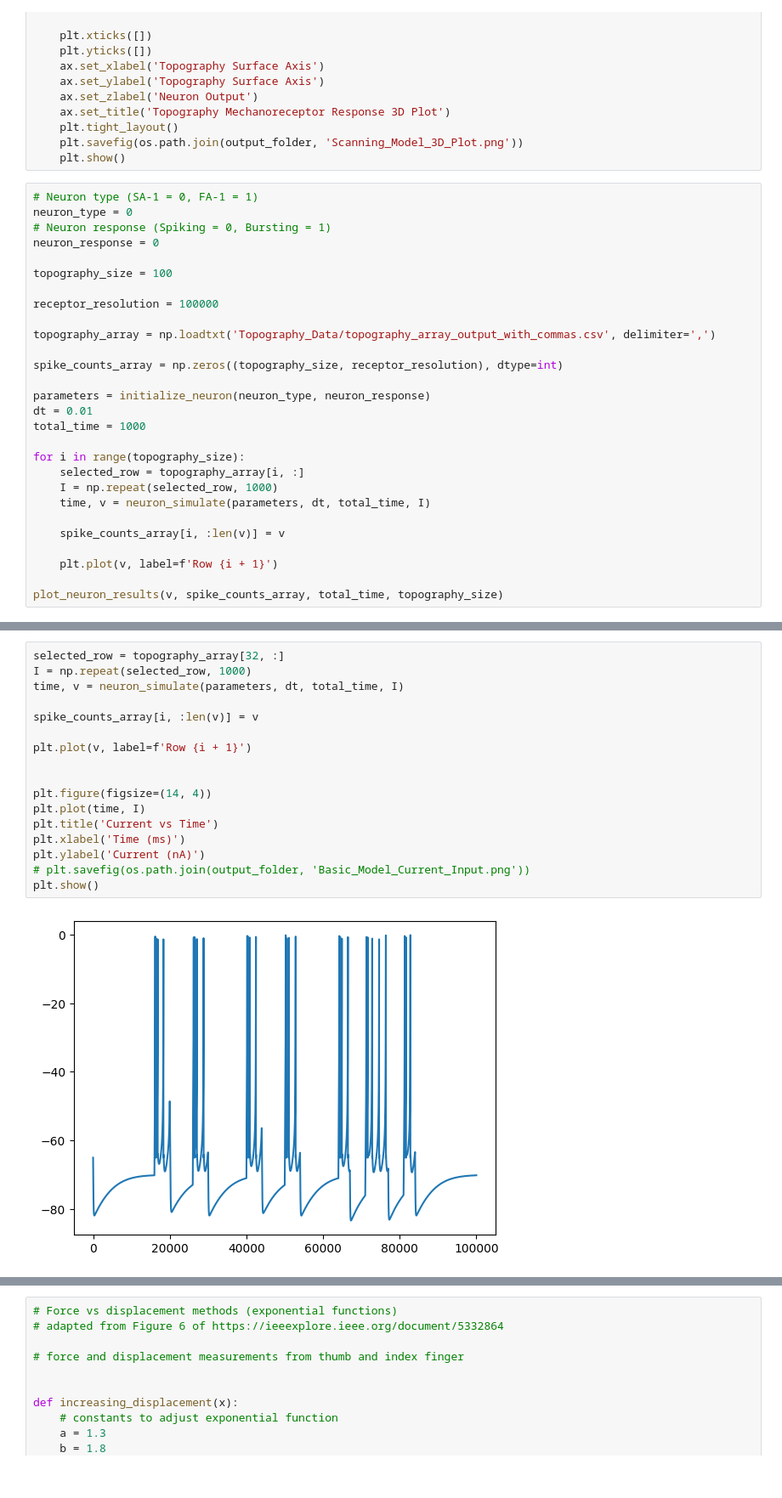
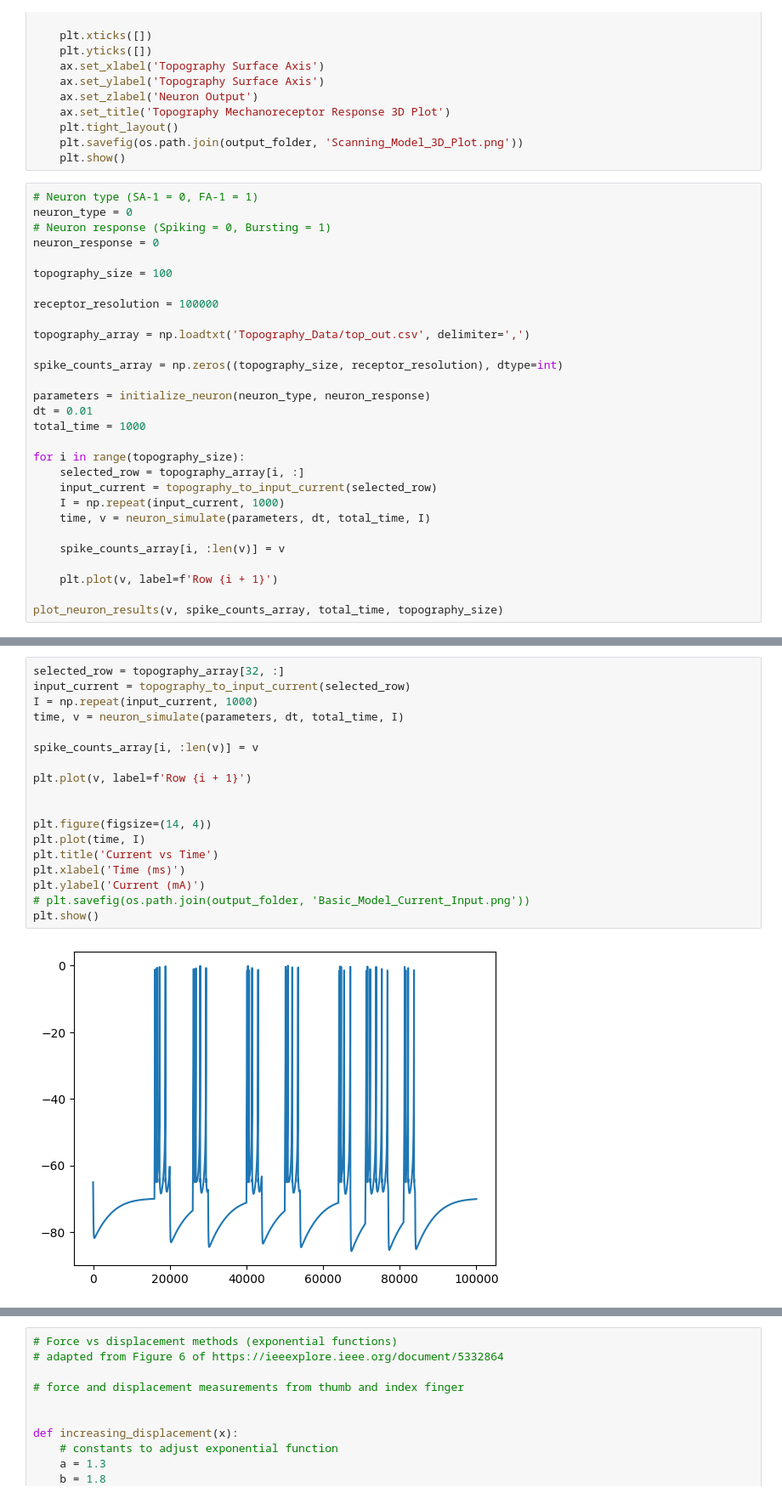
Before and after one commit to Ryan-Jing/Mechanoreceptor-Model, a Jupyter notebook: receptor_response.ipynb, the cells around one changed output, grey strips where cells are left out. Shown at 85% size. Drawn from its saved outputs; the diff is of its cells as text.

```diff
--- a/receptor_response.ipynb
+++ b/receptor_response.ipynb
@@ -142,7 +142,7 @@ topography_size = 100
 
 receptor_resolution = 100000
 
-topography_array = np.loadtxt('Topography_Data/topography_array_output_with_commas.csv', delimiter=',')
+topography_array = np.loadtxt('Topography_Data/top_out.csv', delimiter=',')
 
 spike_counts_array = np.zeros((topography_size, receptor_resolution), dtype=int)
 
@@ -152,7 +152,8 @@ total_time = 1000
 
 for i in range(topography_size):
     selected_row = topography_array[i, :]
-    I = np.repeat(selected_row, 1000)
+    input_current = topography_to_input_current(selected_row)
+    I = np.repeat(input_current, 1000)
     time, v = neuron_simulate(parameters, dt, total_time, I)
 
     spike_counts_array[i, :len(v)] = v
@@ -167,19 +168,20 @@ plot_neuron_results(v, spike_counts_array, total_time, topography_size)
 # %%
 selected_row = topography_array[32, :]
-I = np.repeat(selected_row, 1000)
+input_current = topography_to_input_current(selected_row)
+I = np.repeat(input_current, 1000)
 time, v = neuron_simulate(parameters, dt, total_time, I)
 
 spike_counts_array[i, :len(v)] = v
 
 plt.plot(v, label=f'Row {i + 1}')
 
 
 plt.figure(figsize=(14, 4))
 plt.plot(time, I)
 plt.title('Current vs Time')
 plt.xlabel('Time (ms)')
-plt.ylabel('Current (nA)')
+plt.ylabel('Current (mA)')
 # plt.savefig(os.path.join(output_folder, 'Basic_Model_Current_Input.png'))
 plt.show()
 # %% [output]
-[figure, old version]
+[figure, new version]
```
Also changed, not shown: parts of 7 cells of this notebook, 1 other file.
